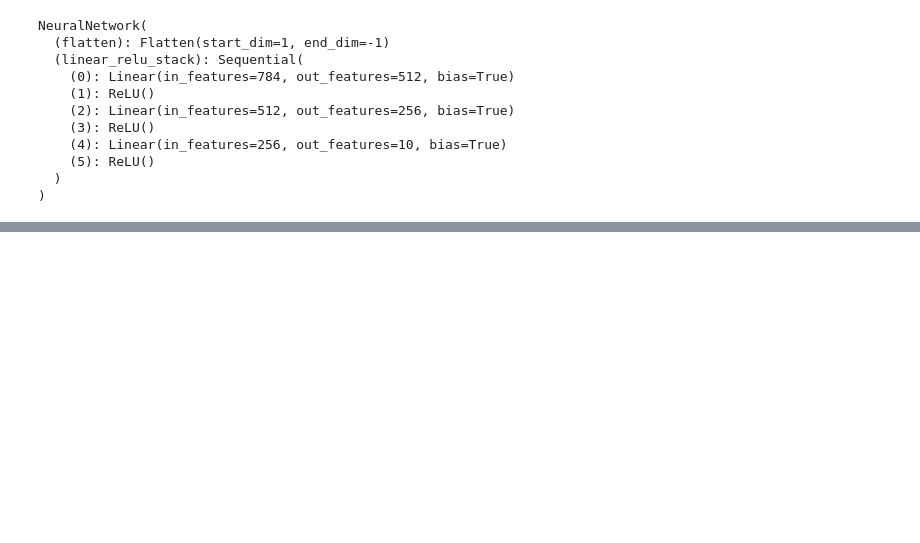
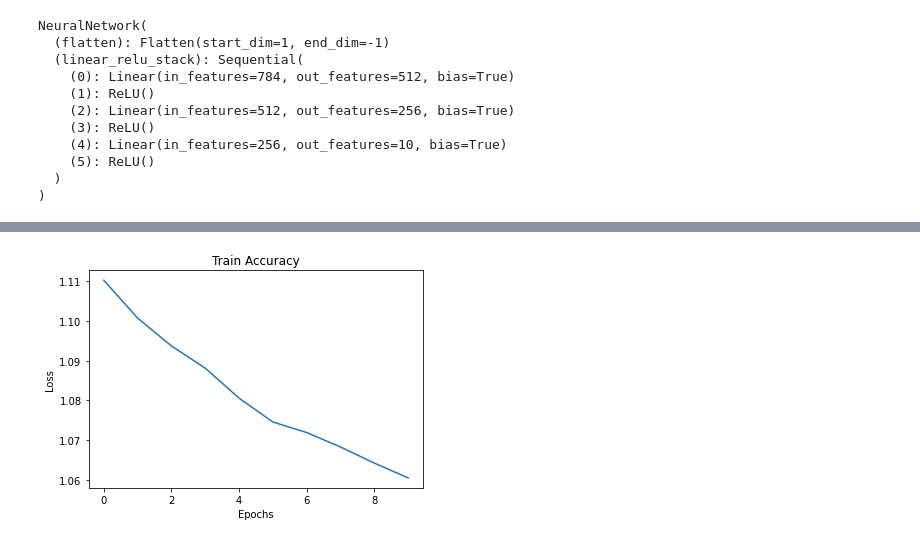
Before and after one commit to Hemanthhari2000/pytorch_basics, a Jupyter notebook: FashionMNIST_PyTorch/fashionMNIST.ipynb, the cells around one changed output, grey strips where cells are left out. Drawn from its saved outputs; the diff is of its cells as text; code cells hidden in the pictures; blank space fills up the shorter version.

```diff
--- a/FashionMNIST_PyTorch/fashionMNIST.ipynb
+++ b/FashionMNIST_PyTorch/fashionMNIST.ipynb
@@ -193,0 +151,7 @@ Saved
+# %%
+for epoch in range(10):
+    print(f"Epoch {epoch+1}\n" , "="*40)
+    scheduler.step()
+    train(train_dl, model, loss, optimizer)
+    test(test_dl, model, loss)
+print('Done')
@@ -194,3 +200,27 @@ Saved
+# %%
+def test(dataloader, model, loss):
+    size = len(dataloader.dataset)
+    num_batches = len(dataloader)
+    model.eval()
+    test_loss, correct = 0, 0
+    with torch.no_grad():
+        for image, label in dataloader:
+            image, label = image.to(device), label.to(device)
+            pred = model(image)
+            test_loss += loss(pred, label).item()
+            correct += (pred.argmax(1) == label).type(torch.float).sum().item()
+    test_loss /= num_batches
+    correct /= size
+    print(f"Test Error: \n Accuracy: {(100*correct):>0.1f}%, Avg loss: {test_loss:>8f} \n")
+    return test_loss
 # %%
 loss = nn.CrossEntropyLoss()
 optimizer = torch.optim.Adam(model.parameters(), lr = 1e-3)
+# %%
+train_loss = []
+test_loss = []
+for epoch in range(10):
+    print(f"Epoch {epoch+1}\n" , "="*40)
+    train_loss.append(train(train_dl, model, loss, optimizer))
+    test_loss.append(test(test_dl, model, loss))
+print('DONE')
@@ -196,0 +245,11 @@ optimizer = torch.optim.Adam(model.parameters(), lr = 1e-3)
+# %%
+def plotGraph(losses, title):
+    plt.title(f'{title} Accuracy')
+    plt.plot(losses)
+    plt.xlabel('Epochs')
+    plt.ylabel('Loss')
+    plt.show()
+# %%
+plotGraph(train_loss, 'Train')
+# %% [output]
+[figure, added]
```
Also changed, not shown: parts of 18 cells of this notebook.
